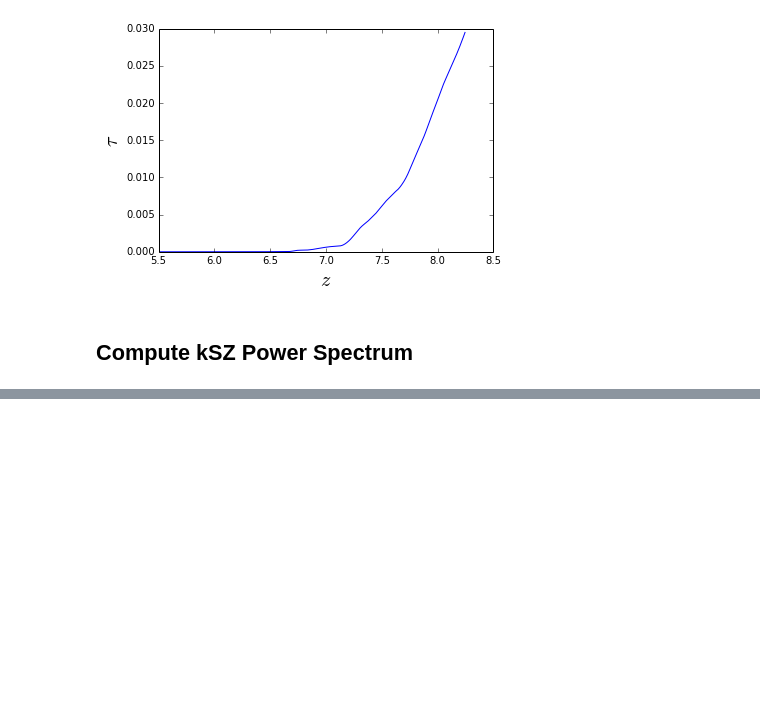
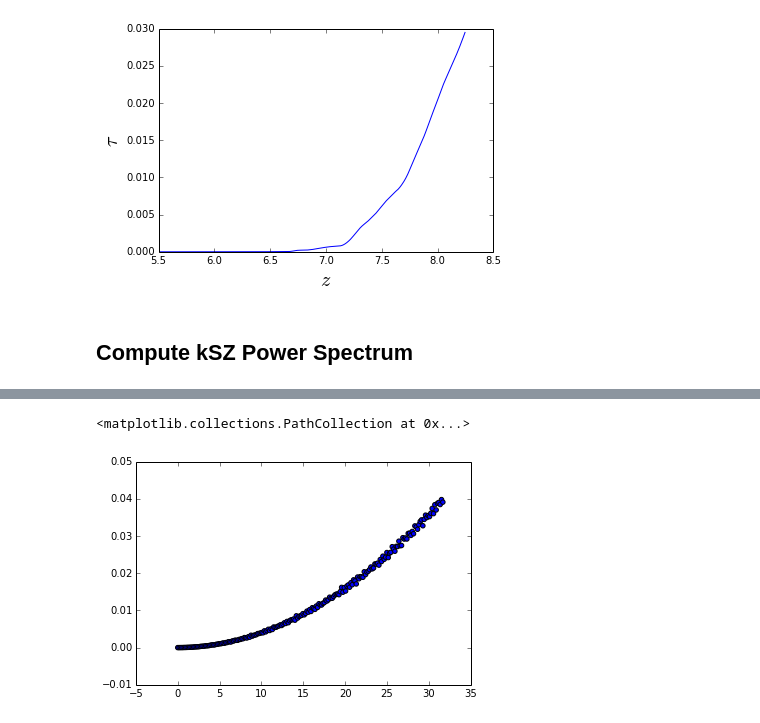
Before and after one commit to mpresley42/KSZ_21cm_Constraints, a Jupyter notebook: code/Python/ComputeTau.ipynb, the cells around one changed output, grey strips where cells are left out. Cells and saved outputs as stored; diff of their text form; code cells hidden in the pictures; blank space fills up the shorter version.

```diff
--- a/code/Python/ComputeTau.ipynb
+++ b/code/Python/ComputeTau.ipynb
@@ -282,0 +279,16 @@ dTkSZ_FT_int = sp.interpolate.interp2d(kx,ky,dTkSZ_FT)
+# %%
+kx = np.arange(-dTkSZ_FT.shape[0]/2.,dTkSZ_FT.shape[0]/2.,dtype=np.float64)
+ky = np.arange(-dTkSZ_FT.shape[1]/2.,dTkSZ_FT.shape[1]/2.,dtype=np.float64)
+kxg,kyg = np.meshgrid(kx,ky)
+kg = np.sqrt(kxg*kxg+kyg*kyg)
+kbins = np.arange(dTkSZ_FT.shape[0]/2+1)
+pspec = np.zeros_like(kbins)
+for ii in range(len(kbins)-1):
+    pspec[ii] = np.sum(np.where(np.logical_and(kg>=kbins[ii], kg<kbins[ii+1]), kg, 0)) # (Mpc)^4
+kbins=kbins[:-1]; pspec=pspec[:-1]
+pspec = pspec / ((4*np.pi*np.pi)*(kx[-1]-kx[0])*(ky[-1]-ky[0])) # (Mpc)^2
+kbins = kbins / (2*np.pi)
+plt.scatter(kbins,pspec)
+# %% [output]
+<matplotlib.collections.PathCollection at 0x...>
+[figure, added]
```
Also changed, not shown: parts of 3 cells of this notebook.
